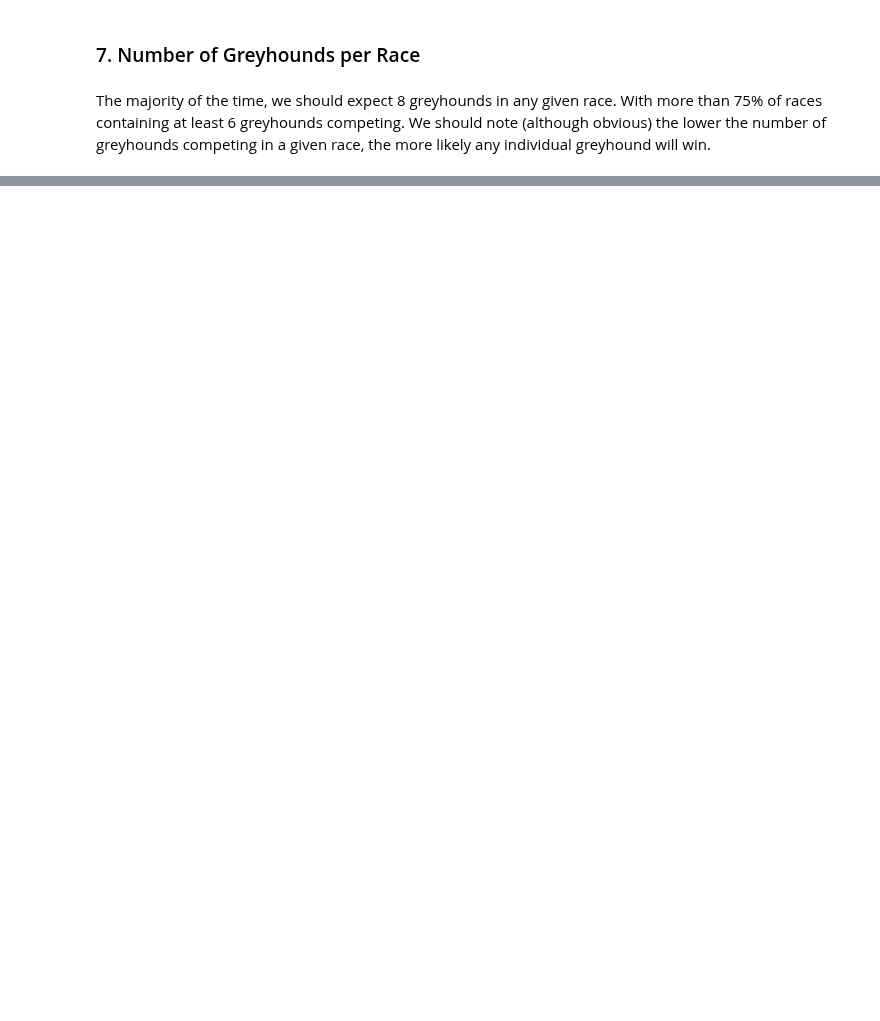
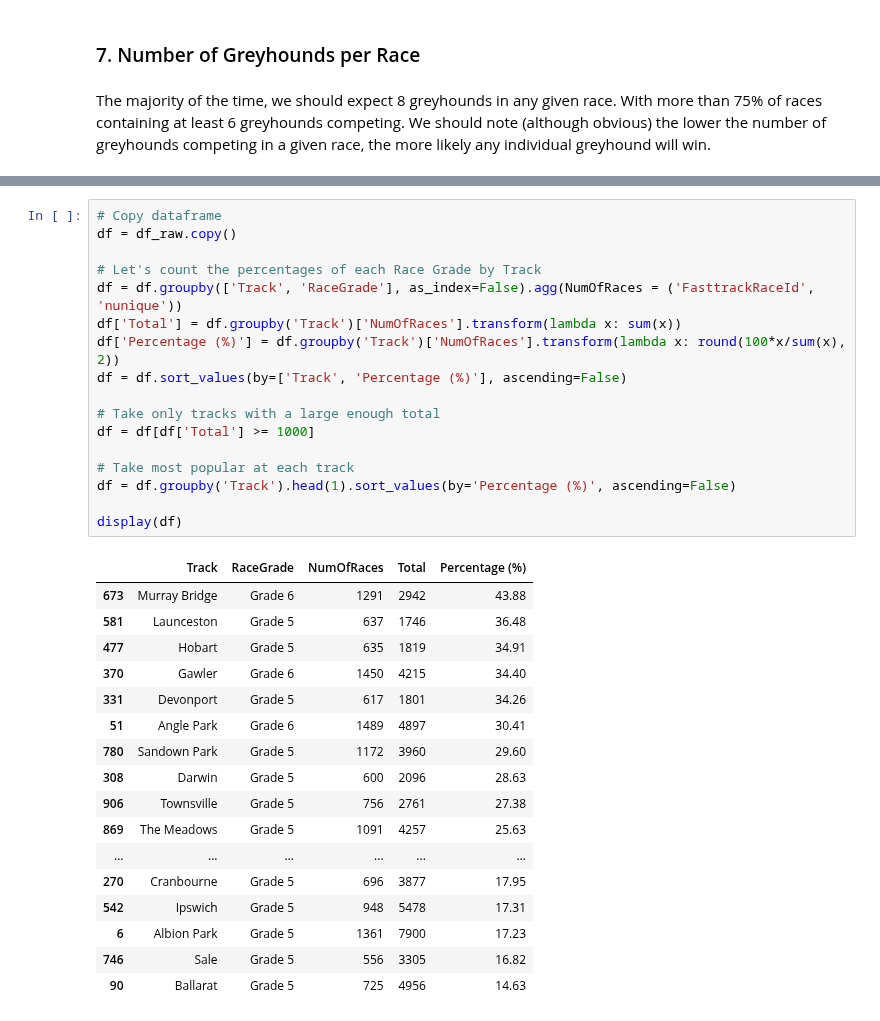
Before and after one commit to Isilisi/Greyhounds, a Jupyter notebook: eda/general-statistics.ipynb, the cells around one changed output, grey strips where cells are left out. Drawn from its saved outputs; the diff is of its cells as text; blank space fills up the shorter version.

Commit message:
Analysed Race Grade popularity by Track in general-statistics.ipynb

```diff
--- a/eda/general-statistics.ipynb
+++ b/eda/general-statistics.ipynb
@@ -356,0 +363,35 @@ Name: NumberOfGreyhounds, dtype: float64
+# %%
+# Copy dataframe
+df = df_raw.copy()
+
+# Let's count the percentages of each Race Grade by Track
+df = df.groupby(['Track', 'RaceGrade'], as_index=False).agg(NumOfRaces = ('FasttrackRaceId', 'nunique'))
+df['Total'] = df.groupby('Track')['NumOfRaces'].transform(lambda x: sum(x))
+df['Percentage (%)'] = df.groupby('Track')['NumOfRaces'].transform(lambda x: round(100*x/sum(x), 2))
+df = df.sort_values(by=['Track', 'Percentage (%)'], ascending=False)
+
+# Take only tracks with a large enough total
+df = df[df['Total'] >= 1000]
+
+# Take most popular at each track
+df = df.groupby('Track').head(1).sort_values(by='Percentage (%)', ascending=False)
+
+display(df)
+# %% [output]
+|  | Track | RaceGrade | NumOfRaces | Total | Percentage (%) |
+| 673 | Murray Bridge | Grade 6 | 1291 | 2942 | 43.88 |
+| 581 | Launceston | Grade 5 | 637 | 1746 | 36.48 |
+| 477 | Hobart | Grade 5 | 635 | 1819 | 34.91 |
+| 370 | Gawler | Grade 6 | 1450 | 4215 | 34.40 |
+| 331 | Devonport | Grade 5 | 617 | 1801 | 34.26 |
+| 51 | Angle Park | Grade 6 | 1489 | 4897 | 30.41 |
+| 780 | Sandown Park | Grade 5 | 1172 | 3960 | 29.60 |
+| 308 | Darwin | Grade 5 | 600 | 2096 | 28.63 |
+| 906 | Townsville | Grade 5 | 756 | 2761 | 27.38 |
+| 869 | The Meadows | Grade 5 | 1091 | 4257 | 25.63 |
+| ... | ... | ... | ... | ... | ... |
+| 270 | Cranbourne | Grade 5 | 696 | 3877 | 17.95 |
+| 542 | Ipswich | Grade 5 | 948 | 5478 | 17.31 |
+| 6 | Albion Park | Grade 5 | 1361 | 7900 | 17.23 |
+| 746 | Sale | Grade 5 | 556 | 3305 | 16.82 |
+| 90 | Ballarat | Grade 5 | 725 | 4956 | 14.63 |
```
Also changed, not shown: parts of 11 cells of this notebook.
